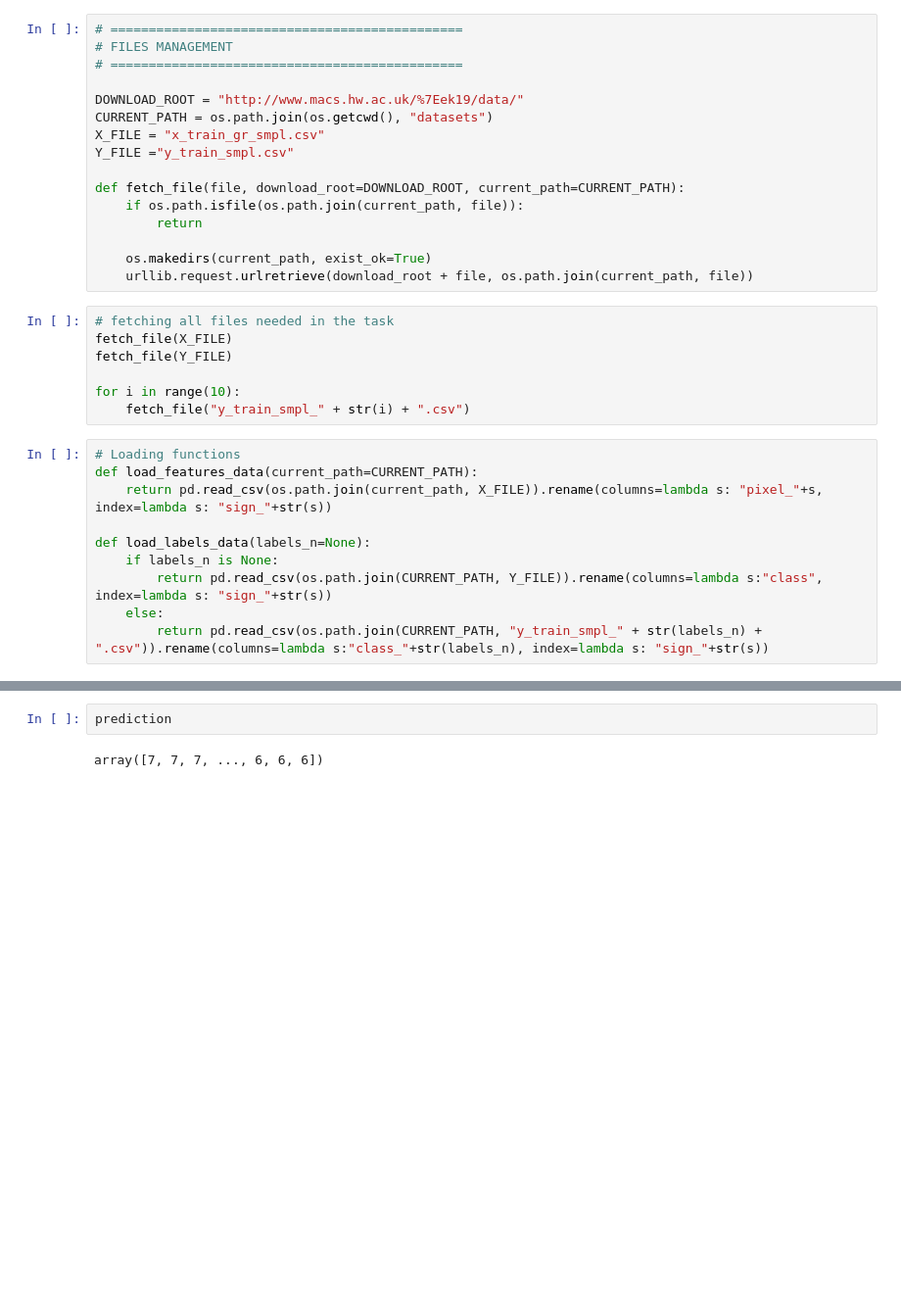
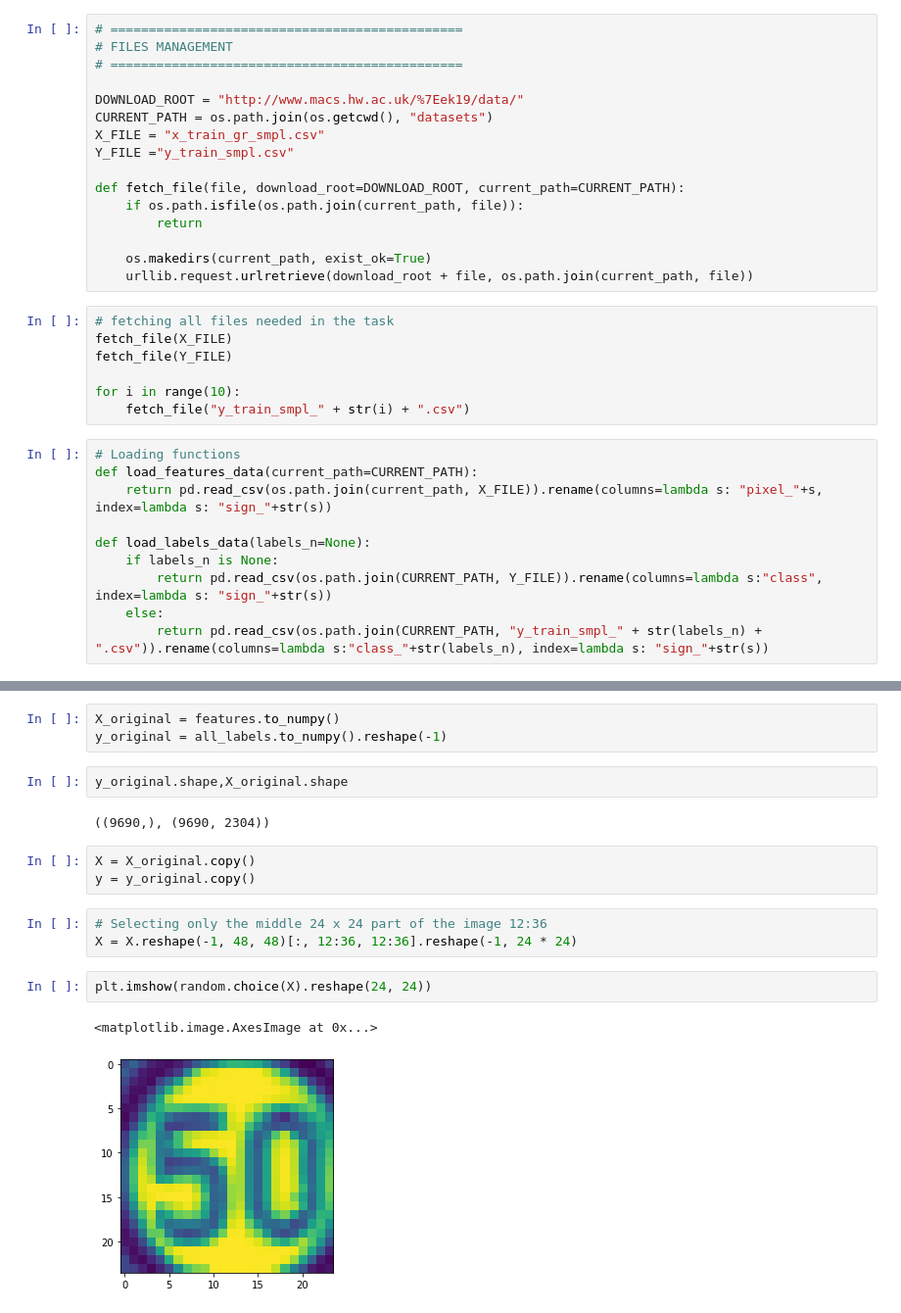
Before and after one commit to Andrepav1/F21DL_group6_CW1, a Jupyter notebook: Task9.ipynb, the cells around one changed output, grey strips where cells are left out. Shown at 98% size. Saved outputs shown, nothing was run; the diff lists cells and outputs as text; blank space fills up the shorter version.

```diff
--- a/Task9.ipynb
+++ b/Task9.ipynb
@@ -65,4 +77,18 @@ prediction = kmeans.fit_predict(all_labels)
-# %%
-prediction
-# %% [output]
-array([7, 7, 7, ..., 6, 6, 6])
+# %%
+X_original = features.to_numpy()
+y_original = all_labels.to_numpy().reshape(-1)
+# %%
+y_original.shape,X_original.shape
+# %% [output]
+((9690,), (9690, 2304))
+# %%
+X = X_original.copy()
+y = y_original.copy()
+# %%
+# Selecting only the middle 24 x 24 part of the image 12:36
+X = X.reshape(-1, 48, 48)[:, 12:36, 12:36].reshape(-1, 24 * 24)
+# %%
+plt.imshow(random.choice(X).reshape(24, 24))
+# %% [output]
+<matplotlib.image.AxesImage at 0x...>
+[figure, added]
```
Also changed, not shown: parts of 21 cells of this notebook, 4 other files.
